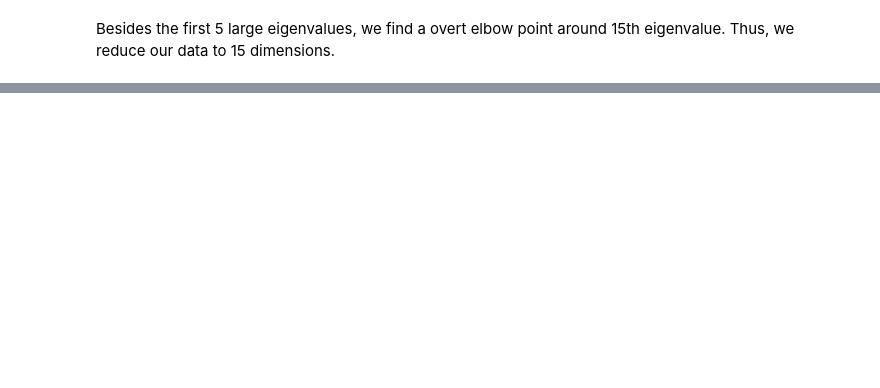
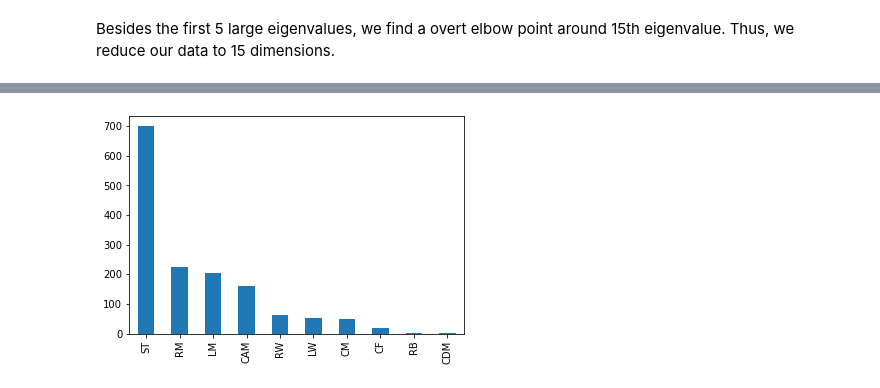
Before and after one commit to mikeheheda/FIFA-Player-Clustering, a Jupyter notebook: 118B Final Project.ipynb, the cells around one changed output, grey strips where cells are left out. Drawn from its saved outputs; the diff is of its cells as text; code cells hidden in the pictures; blank space fills up the shorter version.

```diff
--- a/118B Final Project.ipynb
+++ b/118B Final Project.ipynb
@@ -583,0 +633,9 @@ df_gamma.head()
+# %%
+cluster0 = [idx for idx, element in enumerate(cluster) if cluster[idx] == 0]
+# %%
+label0 = [df_cleaned['player_positions'].iloc[i] for i in cluster0]
+# %%
+pd.Series(label0).value_counts().plot.bar()
+plt.show()
+# %% [output]
+[figure, added]
```
Also changed, not shown: parts of 19 cells of this notebook.
